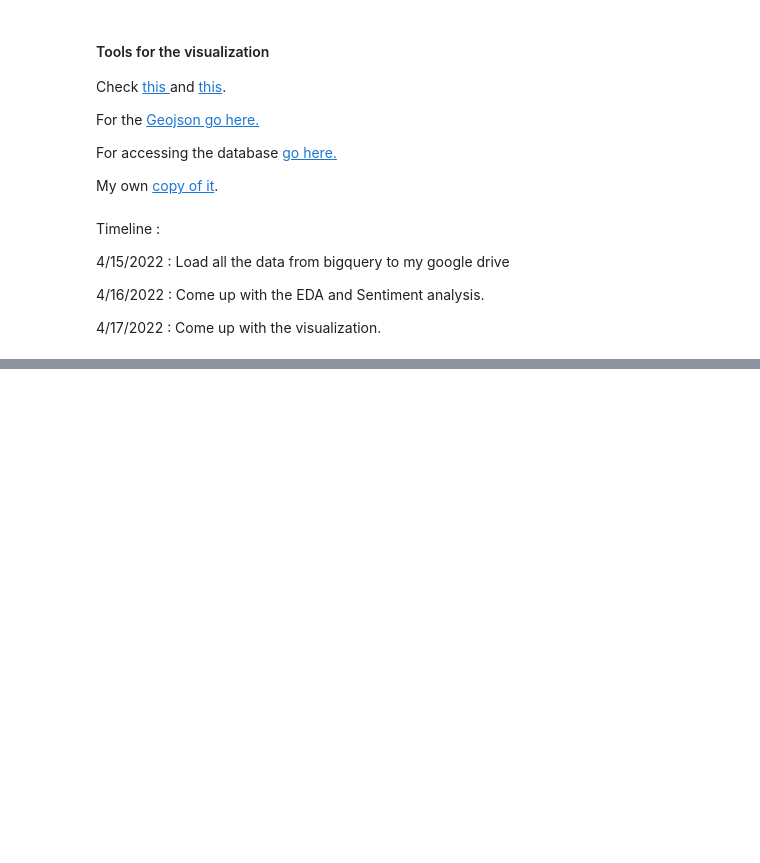
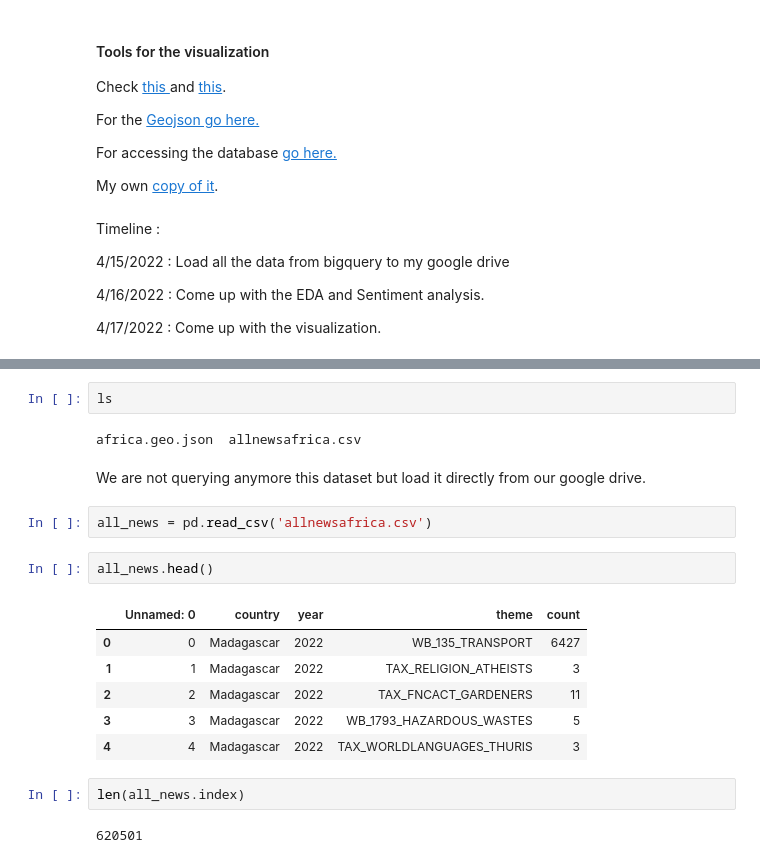
Before and after one commit to AntsaHoneywinner/TwistChallengeModule3, a Jupyter notebook: Education_importance.ipynb, the cells around one changed output, grey strips where cells are left out. Saved outputs shown, nothing was run; the diff lists cells and outputs as text; blank space fills up the shorter version.

Commit message:
Commit after dataset almaost okay

```diff
--- a/Education_importance.ipynb
+++ b/Education_importance.ipynb
@@ -51,0 +167,21 @@ Timeline :
+# %%
+ls
+# %% [output]
+africa.geo.json  allnewsafrica.csv
+# %% [markdown]
+We are not querying anymore this dataset but load it directly from our google drive.
+# %%
+all_news = pd.read_csv('allnewsafrica.csv')
+# %%
+all_news.head()
+# %% [output]
+|  | Unnamed: 0 | country | year | theme | count |
+| 0 | 0 | Madagascar | 2022 | WB_135_TRANSPORT | 6427 |
+| 1 | 1 | Madagascar | 2022 | TAX_RELIGION_ATHEISTS | 3 |
+| 2 | 2 | Madagascar | 2022 | TAX_FNCACT_GARDENERS | 11 |
+| 3 | 3 | Madagascar | 2022 | WB_1793_HAZARDOUS_WASTES | 5 |
+| 4 | 4 | Madagascar | 2022 | TAX_WORLDLANGUAGES_THURIS | 3 |
+# %%
+len(all_news.index)
+# %% [output]
+620501
```
Also changed, not shown: parts of 27 cells of this notebook.
